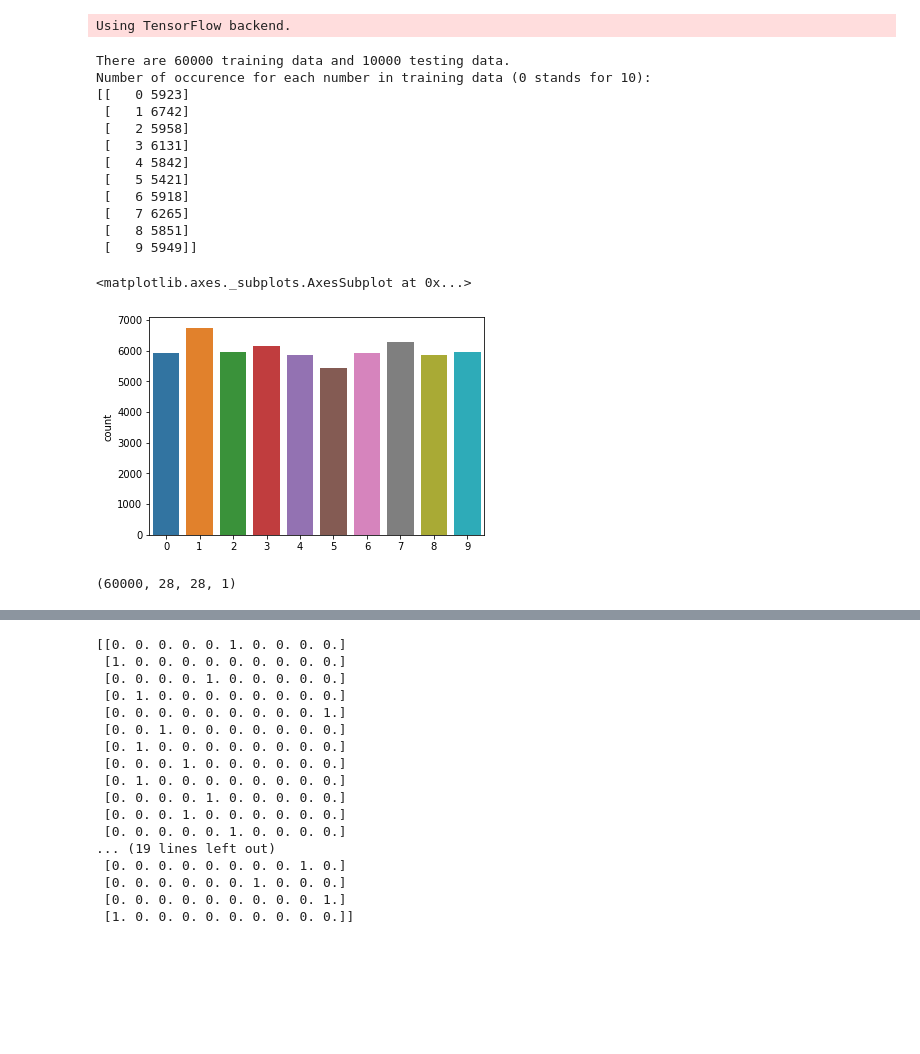
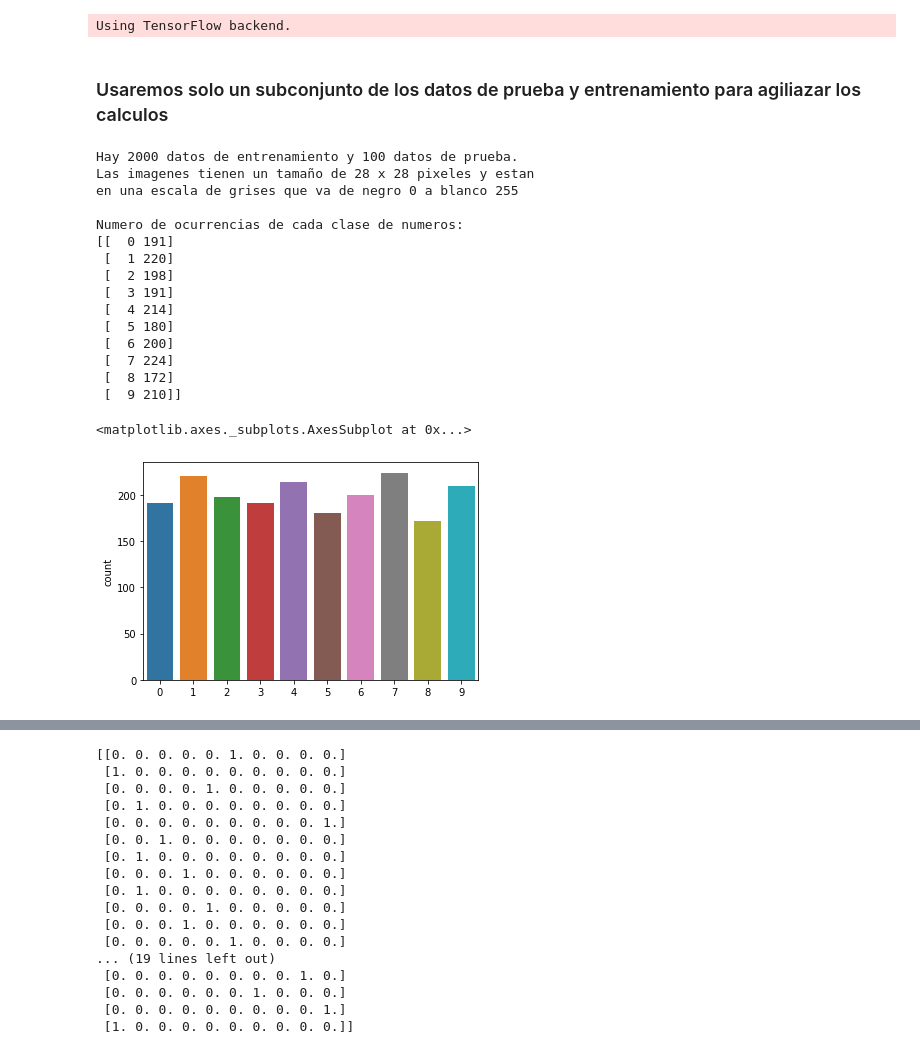
Before and after one commit to Dalperdomoe/Redes-Tensoriales, a Jupyter notebook: 7-Clasificacion de Imagenes.ipynb, the cells around one changed output, grey strips where cells are left out. Cells and saved outputs as stored; diff of their text form; code cells hidden in the pictures; blank space fills up the shorter version.

```diff
--- a/7-Clasificacion de Imagenes.ipynb
+++ b/7-Clasificacion de Imagenes.ipynb
@@ -15,32 +30,2 @@ X_test = X_test.reshape(len(X_test), 28, 28, 1)
-# %%
-# normalization
-X_train = np.array(X_train) / 255.
-Y_train = np.array(Y_train)
-X_test = np.array(X_test) / 255.
-Y_test = np.array(Y_test)
-#X_valid = np.array(X_valid) / 255.
-#Y_valid = np.array(Y_valid)
-
-print('There are', X_train.shape[0], 'training data and',  X_test.shape[0], 'testing data.')
-print('Number of occurence for each number in training data (0 stands for 10):')
-print(np.vstack((np.unique(Y_train), np.bincount(Y_train))).T)
-sns.countplot(Y_train)
-# %% [output]
-There are 60000 training data and 10000 testing data.
-Number of occurence for each number in training data (0 stands for 10):
-[[   0 5923]
- [   1 6742]
- [   2 5958]
- [   3 6131]
- [   4 5842]
- [   5 5421]
- [   6 5918]
- [   7 6265]
- [   8 5851]
- [   9 5949]]
-<matplotlib.axes._subplots.AxesSubplot at 0x...>
-[figure, removed]
-# %%
-print(np.shape(X_train))
-# %% [output]
-(60000, 28, 28, 1)
+# %% [markdown]
+### Usaremos solo un subconjunto de los datos de prueba y entrenamiento para agiliazar los calculos
@@ -46,0 +37,26 @@ print(np.shape(X_train))
+# %%
+print('Hay', X_train.shape[0], 'datos de entrenamiento y',  X_test.shape[0],
+      'datos de prueba.\nLas imagenes tienen un tamaño de', X_train.shape[1],'x',
+      X_train.shape[2], 'pixeles y estan \nen una escala de grises que va de negro',
+     np.amin(X_train),'a blanco',np.amax(X_train))
+print('\nNumero de ocurrencias de cada clase de numeros:')
+print(np.vstack((np.unique(Y_train), np.bincount(Y_train))).T)
+sns.countplot(Y_train)
+# %% [output]
+Hay 2000 datos de entrenamiento y 100 datos de prueba.
+Las imagenes tienen un tamaño de 28 x 28 pixeles y estan
+en una escala de grises que va de negro 0 a blanco 255
+
+Numero de ocurrencias de cada clase de numeros:
+[[  0 191]
+ [  1 220]
+ [  2 198]
+ [  3 191]
+ [  4 214]
+ [  5 180]
+ [  6 200]
+ [  7 224]
+ [  8 172]
+ [  9 210]]
+<matplotlib.axes._subplots.AxesSubplot at 0x...>
+[figure, added]
```
Also changed, not shown: parts of 32 cells of this notebook.
